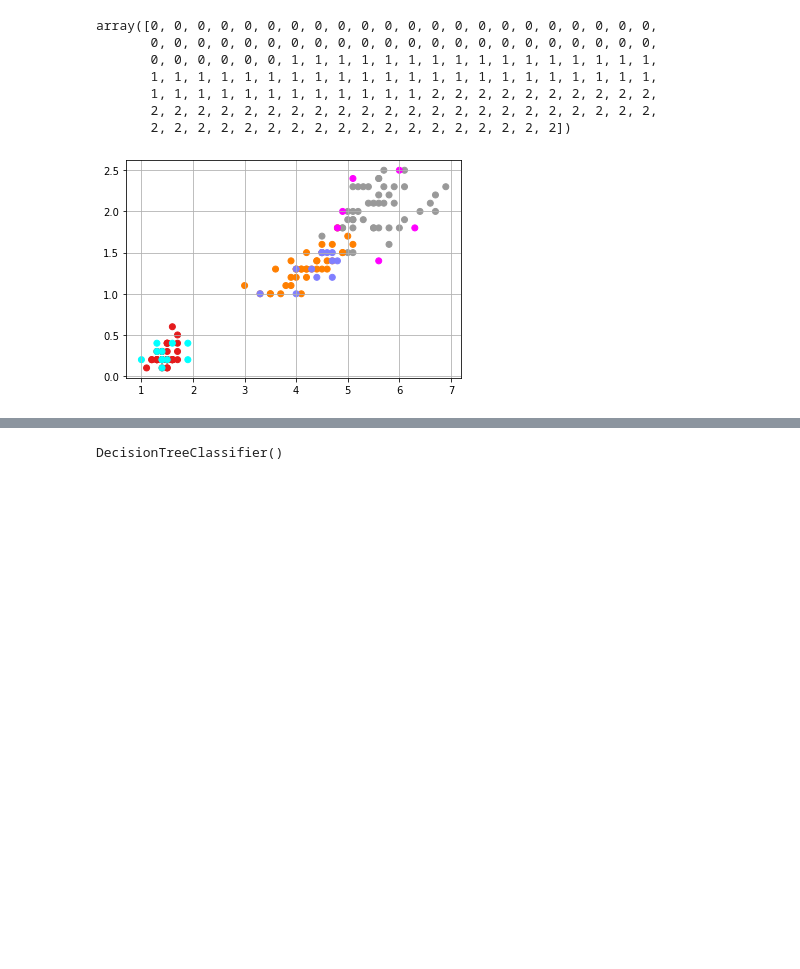
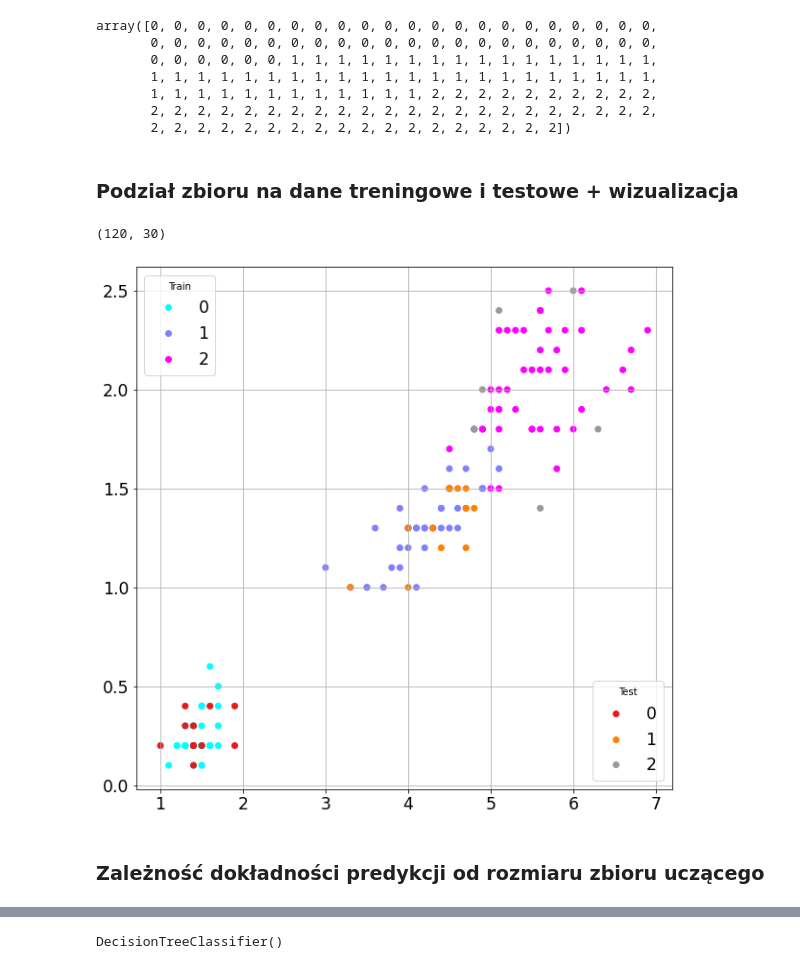
Before and after one commit to MarcinThon/ML, a Jupyter notebook: 2021_06_12.ipynb, the cells around one changed output, grey strips where cells are left out. Saved outputs shown, nothing was run; the diff lists cells and outputs as text; code cells hidden in the pictures; blank space fills up the shorter version.

```diff
--- a/2021_06_12.ipynb
+++ b/2021_06_12.ipynb
@@ -43,22 +45,47 @@ array([0, 0, 0, 0, 0, 0, 0, 0, 0, 0, 0, 0, 0, 0, 0, 0, 0, 0, 0, 0, 0, 0,
        1, 1, 1, 1, 1, 1, 1, 1, 1, 1, 1, 1, 2, 2, 2, 2, 2, 2, 2, 2, 2, 2,
        2, 2, 2, 2, 2, 2, 2, 2, 2, 2, 2, 2, 2, 2, 2, 2, 2, 2, 2, 2, 2, 2,
        2, 2, 2, 2, 2, 2, 2, 2, 2, 2, 2, 2, 2, 2, 2, 2, 2, 2])
+# %% [markdown]
+### Podział zbioru na dane treningowe i testowe + wizualizacja
 # %%
 X_train, X_test, y_train, y_test = train_test_split(X,
                                                     y,
                                                     test_size=.2,
-                                                   random_state=0)
+                                                    random_state=0)
 
 len(X_train), len(X_test)
-plt.scatter(X_train[:,2],
-            X_train[:,3],
-            c=y_train,
-            cmap=plt.cm.Set1)
-plt.scatter(X_test[:,2],
-            X_test[:,3],
-            c=y_test,
-            cmap=plt.cm.cool)
-plt.grid()
 # %% [output]
-[figure, removed]
+(120, 30)
+# %%
+params = {'legend.fontsize': 'xx-large',
+           'figure.figsize': (10, 10),
+           'axes.labelsize': 'xx-large',
+           'axes.titlesize':'xx-large',
+           'xtick.labelsize':'xx-large',
+           'ytick.labelsize':'xx-large',
+           'axes.facecolor':'white'}
+plt.rcParams.update(params)
+
+y_dict = {0:'setosa', 1:'versicolor', 2:'virginica'}
+y_labeled = [y_dict[x] for x in y_train]
+
+scatter_1 = plt.scatter(X_train[:,2],
+            X_train[:,3],
+            c=y_train,
+            label=['s','v','a'],
+            cmap=plt.cm.cool )
+scatter_2 = plt.scatter(X_test[:,2],
+            X_test[:,3],
+            c=y_test,
+            cmap=plt.cm.Set1)
+
+
+legend1 = plt.legend(*scatter_1.legend_elements(), title='Train');
+plt.gca().add_artist(legend1)
+plt.legend(*scatter_2.legend_elements(), loc='lower right',title='Test');
+plt.grid();
+# %% [output]
+[figure, added]
+# %% [markdown]
+### Zależność dokładności predykcji od rozmiaru zbioru uczącego
 # %%
```
Also changed, not shown: parts of 6 cells of this notebook.
